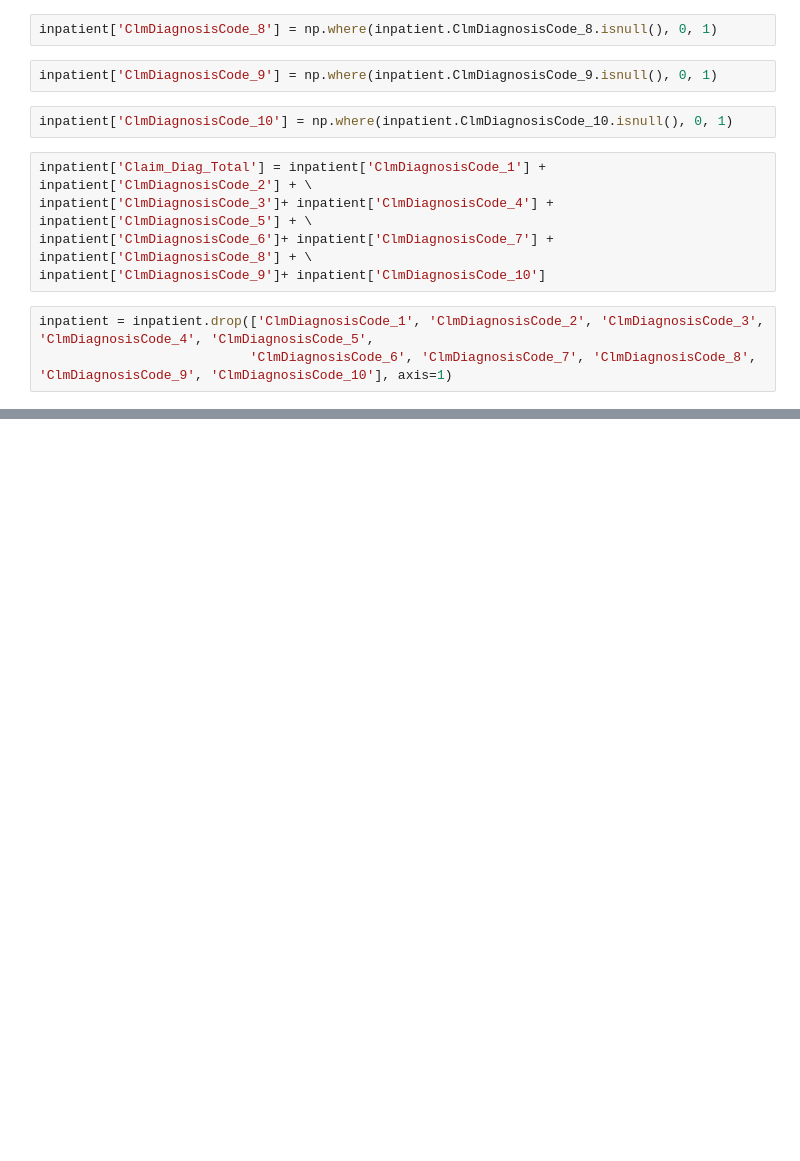
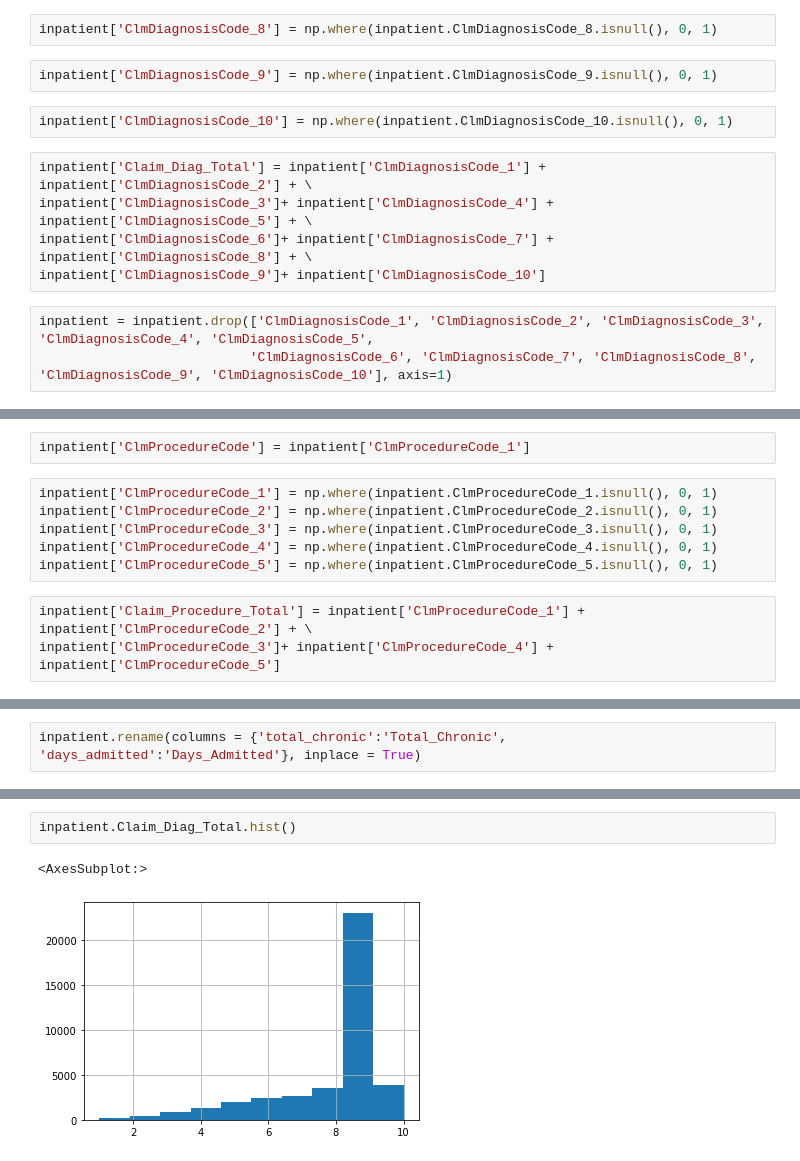
Before and after one commit to hedgekim/Healthcare-Fraud, a Jupyter notebook: Healthcare Fraud.ipynb, the cells around one changed output, grey strips where cells are left out. Cells and saved outputs as stored; diff of their text form; blank space fills up the shorter version.

```diff
--- a/Healthcare Fraud.ipynb
+++ b/Healthcare Fraud.ipynb
@@ -105,0 +149,11 @@ inpatient.head()
+# %%
+inpatient['ClmProcedureCode'] = inpatient['ClmProcedureCode_1']
+# %%
+inpatient['ClmProcedureCode_1'] = np.where(inpatient.ClmProcedureCode_1.isnull(), 0, 1)
+inpatient['ClmProcedureCode_2'] = np.where(inpatient.ClmProcedureCode_2.isnull(), 0, 1)
+inpatient['ClmProcedureCode_3'] = np.where(inpatient.ClmProcedureCode_3.isnull(), 0, 1)
+inpatient['ClmProcedureCode_4'] = np.where(inpatient.ClmProcedureCode_4.isnull(), 0, 1)
+inpatient['ClmProcedureCode_5'] = np.where(inpatient.ClmProcedureCode_5.isnull(), 0, 1)
+# %%
+inpatient['Claim_Procedure_Total'] = inpatient['ClmProcedureCode_1'] + inpatient['ClmProcedureCode_2'] + \
+inpatient['ClmProcedureCode_3']+ inpatient['ClmProcedureCode_4'] + inpatient['ClmProcedureCode_5']
@@ -105,0 +173,2 @@ inpatient.head()
+# %%
+inpatient.rename(columns = {'total_chronic':'Total_Chronic', 'days_admitted':'Days_Admitted'}, inplace = True)
@@ -105,0 +193,5 @@ inpatient.head()
+# %%
+inpatient.Claim_Diag_Total.hist()
+# %% [output]
+<AxesSubplot:>
+[figure, added]
```
Also changed, not shown: parts of 33 cells of this notebook.
